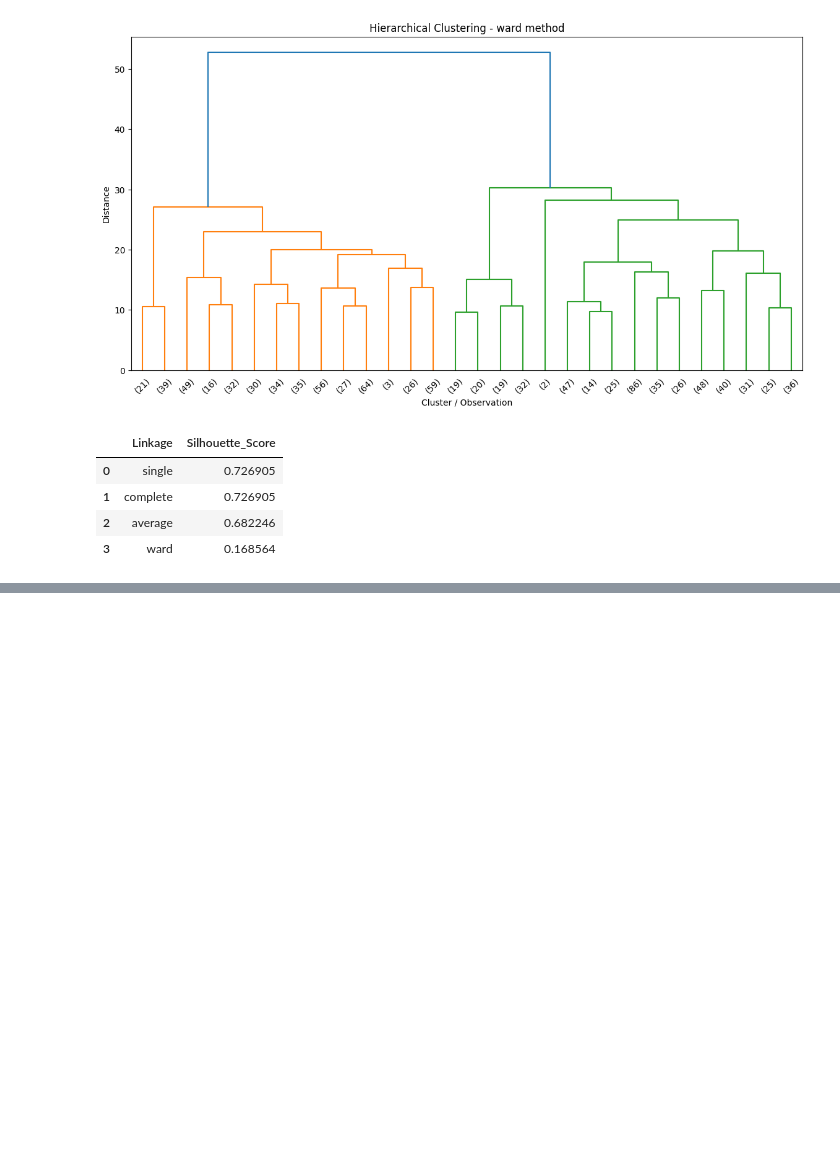
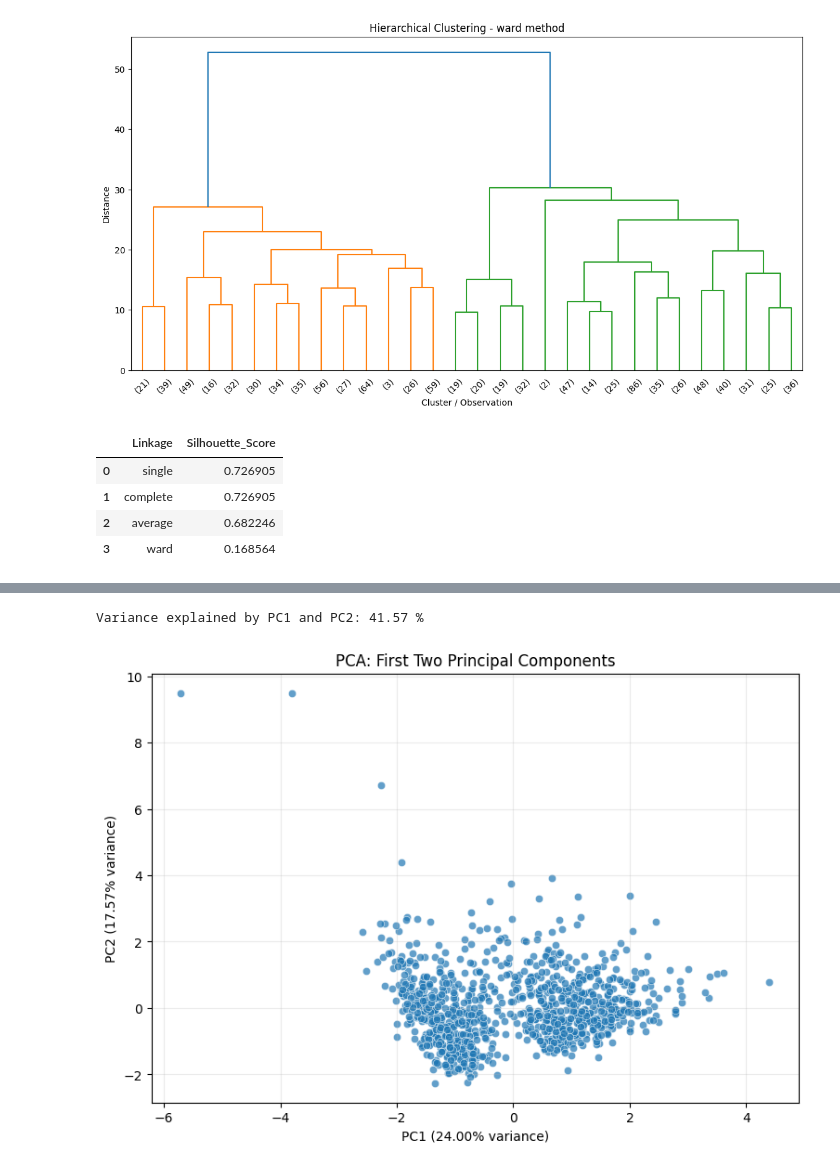
Before and after one commit to Rohith-kumar-123/R.Rohithkumar, a Jupyter notebook: EDA1.ipynb, the cells around one changed output, grey strips where cells are left out. Saved outputs shown, nothing was run; the diff lists cells and outputs as text; code cells hidden in the pictures; blank space fills up the shorter version.

```diff
--- a/EDA1.ipynb
+++ b/EDA1.ipynb
@@ -1229,0 +1272,14 @@ display(hierarchical_results)
+# %%
+# Handle missing values using the median
+imputer = SimpleImputer(strategy='median')
+X_imputed = imputer.fit_transform(X)
+
+# Standardize the features
+scaler = StandardScaler()
+X_scaled = scaler.fit_transform(X_imputed)
+
+print("Standardized data shape:", X_scaled.shape)
+print("Mean of standardized features:",
+      np.round(X_scaled.mean(axis=0), 2))
+print("Standard deviation:",
+      np.round(X_scaled.std(axis=0), 2))
@@ -1229,0 +1360,36 @@ display(hierarchical_results)
+# %%
+# Reduce the data to two principal components
+pca_2d = PCA(n_components=2)
+X_pca_2d = pca_2d.fit_transform(X_scaled)
+
+pca_df = pd.DataFrame(
+    X_pca_2d,
+    columns=['PC1', 'PC2'],
+    index=X.index
+)
+
+print("Variance explained by PC1 and PC2:",
+      round(pca_2d.explained_variance_ratio_.sum() * 100, 2),
+      "%")
+
+plt.figure(figsize=(9, 6))
+
+sns.scatterplot(
+    data=pca_df,
+    x='PC1',
+    y='PC2',
+    alpha=0.7
+)
+
+plt.title('PCA: First Two Principal Components')
+plt.xlabel(
+    f"PC1 ({pca_2d.explained_variance_ratio_[0]*100:.2f}% variance)"
+)
+plt.ylabel(
+    f"PC2 ({pca_2d.explained_variance_ratio_[1]*100:.2f}% variance)"
+)
+plt.grid(True, alpha=0.25)
+plt.show()
+# %% [output]
+Variance explained by PC1 and PC2: 41.57 %
+[figure, added]
```
Also changed, not shown: parts of 9 cells of this notebook.
